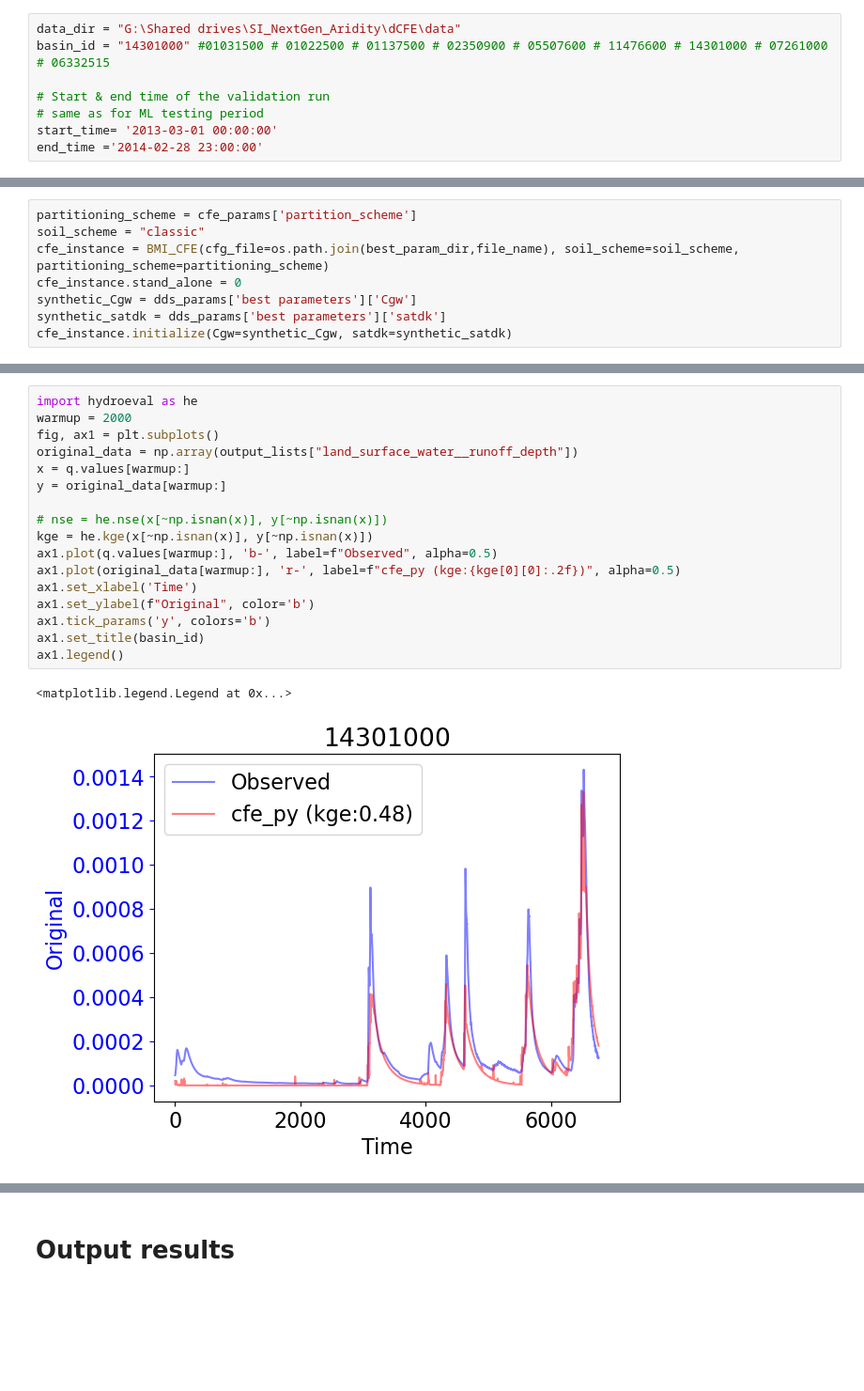
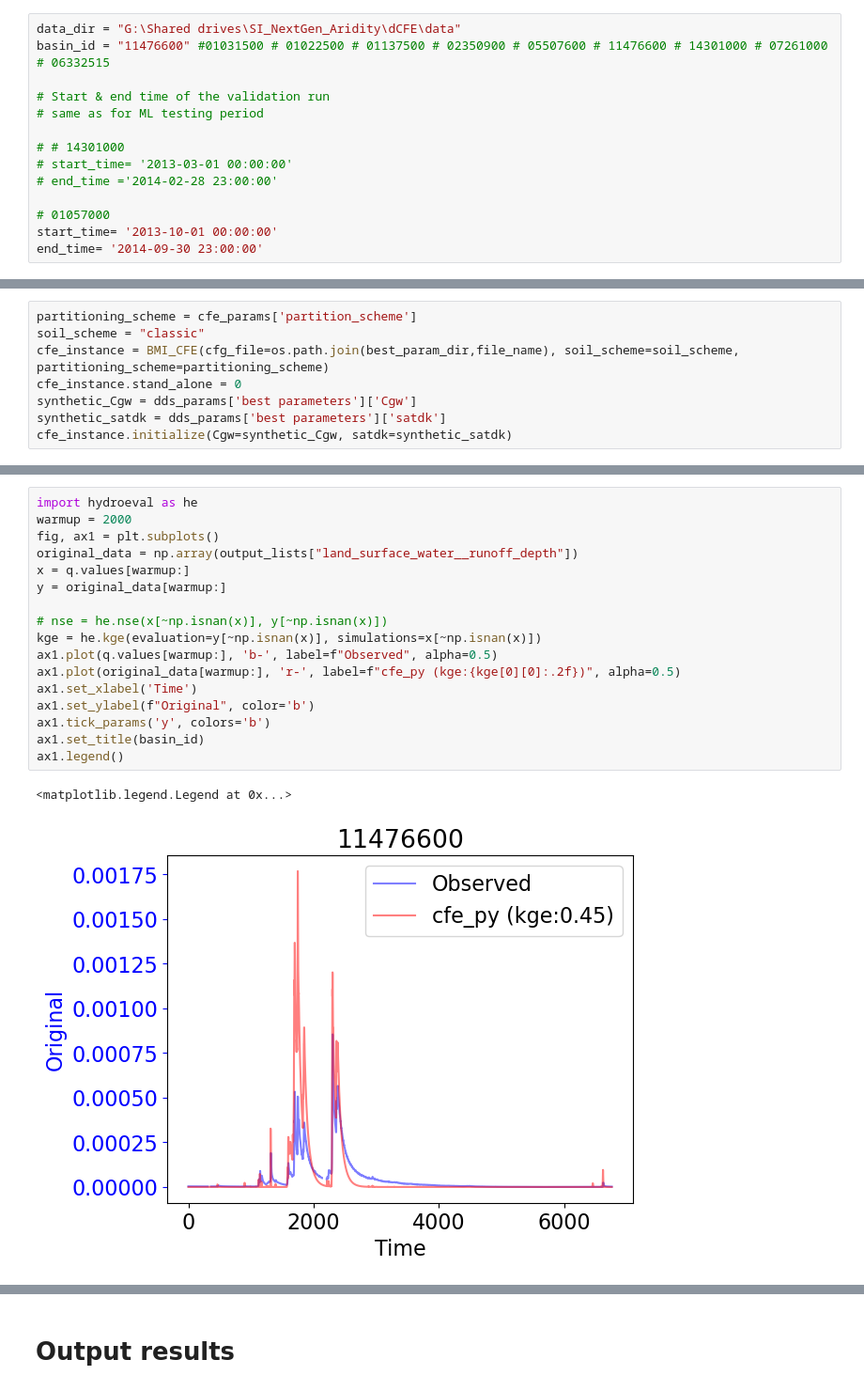
Before and after one commit to RY4GIT/cfe_py_camels, a Jupyter notebook: calibrate_for_MLtrain_period.ipynb, the cells around one changed output, grey strips where cells are left out. Shown at 94% size. Cells and saved outputs as stored; diff of their text form; blank space fills up the shorter version.

```diff
--- a/calibrate_for_MLtrain_period.ipynb
+++ b/calibrate_for_MLtrain_period.ipynb
@@ -11,12 +11,18 @@ from cfe_py.fao_pet import FAO_PET
 # Read CAMELS data
 # %%
 data_dir = "G:\Shared drives\SI_NextGen_Aridity\dCFE\data"
-basin_id = "14301000" #01031500 # 01022500 # 01137500 # 02350900 # 05507600 # 11476600 # 14301000 # 07261000 # 06332515
+basin_id = "11476600" #01031500 # 01022500 # 01137500 # 02350900 # 05507600 # 11476600 # 14301000 # 07261000 # 06332515
 
 # Start & end time of the validation run
 # same as for ML testing period
-start_time= '2013-03-01 00:00:00'
-end_time ='2014-02-28 23:00:00'
+
+# # 14301000
+# start_time= '2013-03-01 00:00:00'
+# end_time ='2014-02-28 23:00:00'
+
+# 01057000
+start_time= '2013-10-01 00:00:00'
+end_time= '2014-09-30 23:00:00'
 # %%
 filename = f"{basin_id}_hourly_nldas.csv"
 _forcing_df = pd.read_csv(os.path.join(data_dir, filename))
@@ -124,23 +129,23 @@ final gw.storage:   0.0346
 # %%
 import hydroeval as he
 warmup = 2000
 fig, ax1 = plt.subplots()
 original_data = np.array(output_lists["land_surface_water__runoff_depth"])
 x = q.values[warmup:]
 y = original_data[warmup:]
 
 # nse = he.nse(x[~np.isnan(x)], y[~np.isnan(x)])
-kge = he.kge(x[~np.isnan(x)], y[~np.isnan(x)])
+kge = he.kge(evaluation=y[~np.isnan(x)], simulations=x[~np.isnan(x)])
 ax1.plot(q.values[warmup:], 'b-', label=f"Observed", alpha=0.5)
 ax1.plot(original_data[warmup:], 'r-', label=f"cfe_py (kge:{kge[0][0]:.2f})", alpha=0.5)
 ax1.set_xlabel('Time')
 ax1.set_ylabel(f"Original", color='b')
 ax1.tick_params('y', colors='b')
 ax1.set_title(basin_id)
 ax1.legend()
 # %% [output]
 <matplotlib.legend.Legend at 0x...>
-[figure, old version]
+[figure, new version]
 # %%
 fig, ax1 = plt.subplots()
 original_data = output_lists["land_surface_water__runoff_depth"]
```
Also changed, not shown: parts of 4 cells of this notebook, 2 other files.
